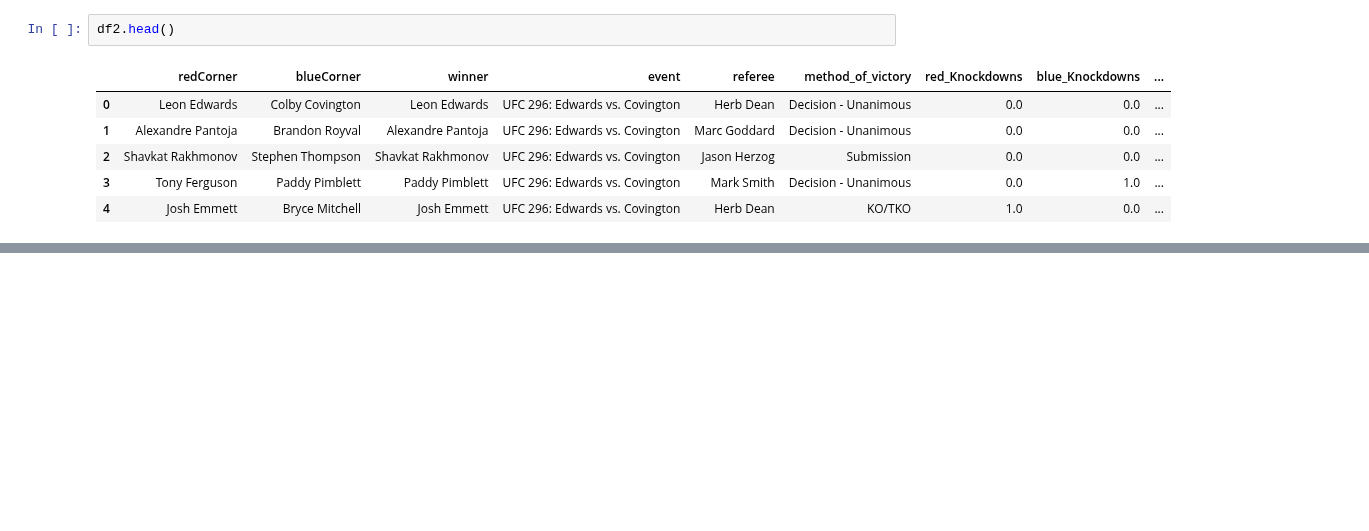
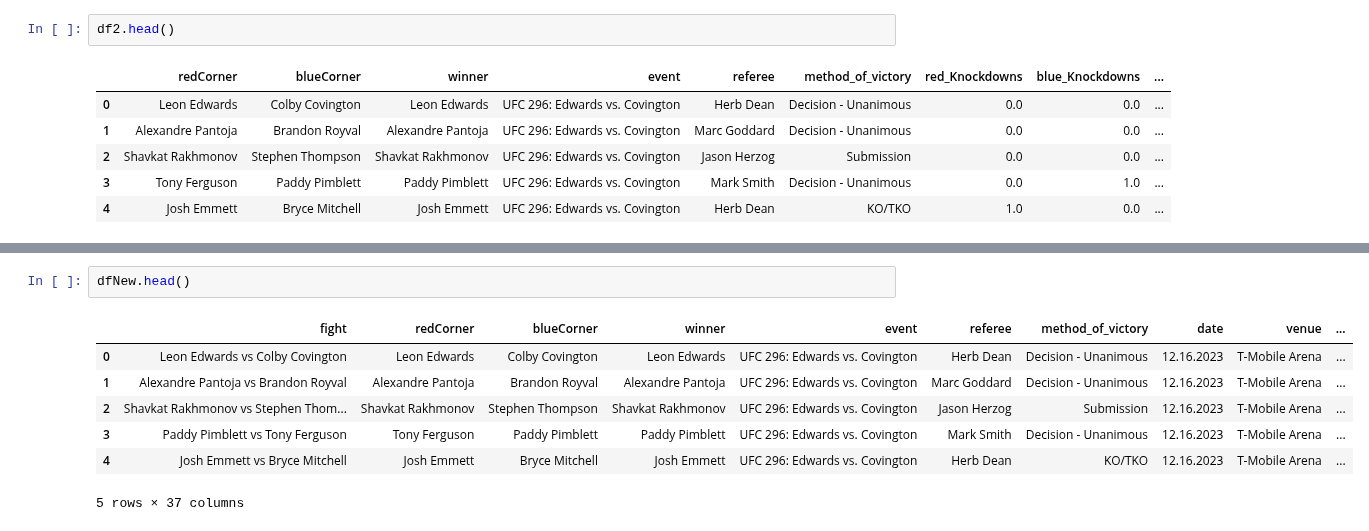
Before and after one commit to maxbraith/UFCModel, a Jupyter notebook: UFCModelGit/Data/dataManip.ipynb, the cells around one changed output, grey strips where cells are left out. Saved outputs shown, nothing was run; the diff lists cells and outputs as text; blank space fills up the shorter version.

```diff
--- a/UFCModelGit/Data/dataManip.ipynb
+++ b/UFCModelGit/Data/dataManip.ipynb
@@ -1306,0 +1813,10 @@ Remco Pardoel vs Alberto Cerra Leon
+# %%
+dfNew.head()
+# %% [output]
+|  | fight | redCorner | blueCorner | winner | event | referee | method_of_victory | date | venue | ... |
+| 0 | Leon Edwards vs Colby Covington | Leon Edwards | Colby Covington | Leon Edwards | UFC 296: Edwards vs. Covington | Herb Dean | Decision - Unanimous | 12.16.2023 | T-Mobile Arena | ... |
+| 1 | Alexandre Pantoja vs Brandon Royval | Alexandre Pantoja | Brandon Royval | Alexandre Pantoja | UFC 296: Edwards vs. Covington | Marc Goddard | Decision - Unanimous | 12.16.2023 | T-Mobile Arena | ... |
+| 2 | Shavkat Rakhmonov vs Stephen Thom... | Shavkat Rakhmonov | Stephen Thompson | Shavkat Rakhmonov | UFC 296: Edwards vs. Covington | Jason Herzog | Submission | 12.16.2023 | T-Mobile Arena | ... |
+| 3 | Paddy Pimblett vs Tony Ferguson | Tony Ferguson | Paddy Pimblett | Paddy Pimblett | UFC 296: Edwards vs. Covington | Mark Smith | Decision - Unanimous | 12.16.2023 | T-Mobile Arena | ... |
+| 4 | Josh Emmett vs Bryce Mitchell | Josh Emmett | Bryce Mitchell | Josh Emmett | UFC 296: Edwards vs. Covington | Herb Dean | KO/TKO | 12.16.2023 | T-Mobile Arena | ... |
+5 rows × 37 columns
```
Also changed, not shown: parts of 14 cells of this notebook, 2 other files.
